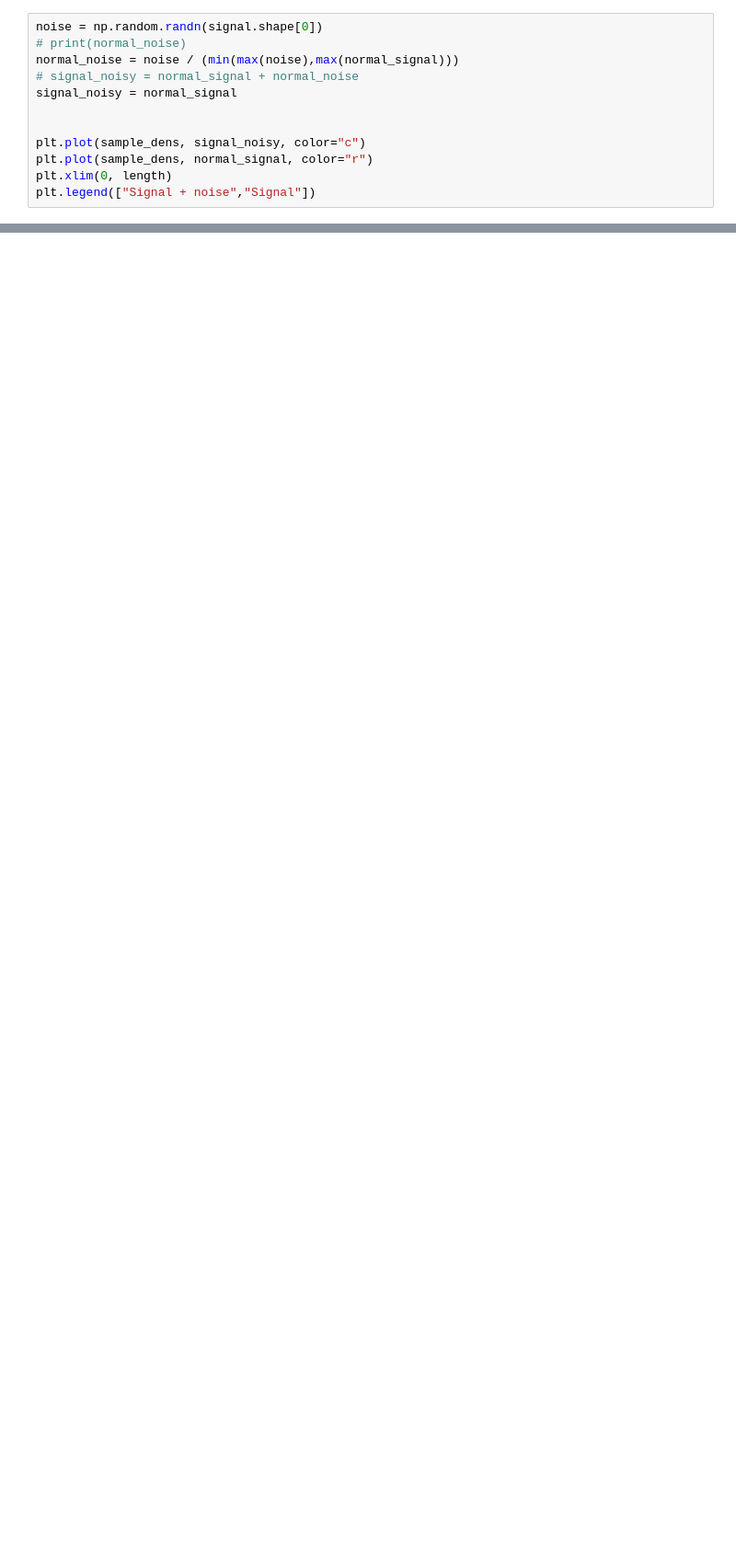
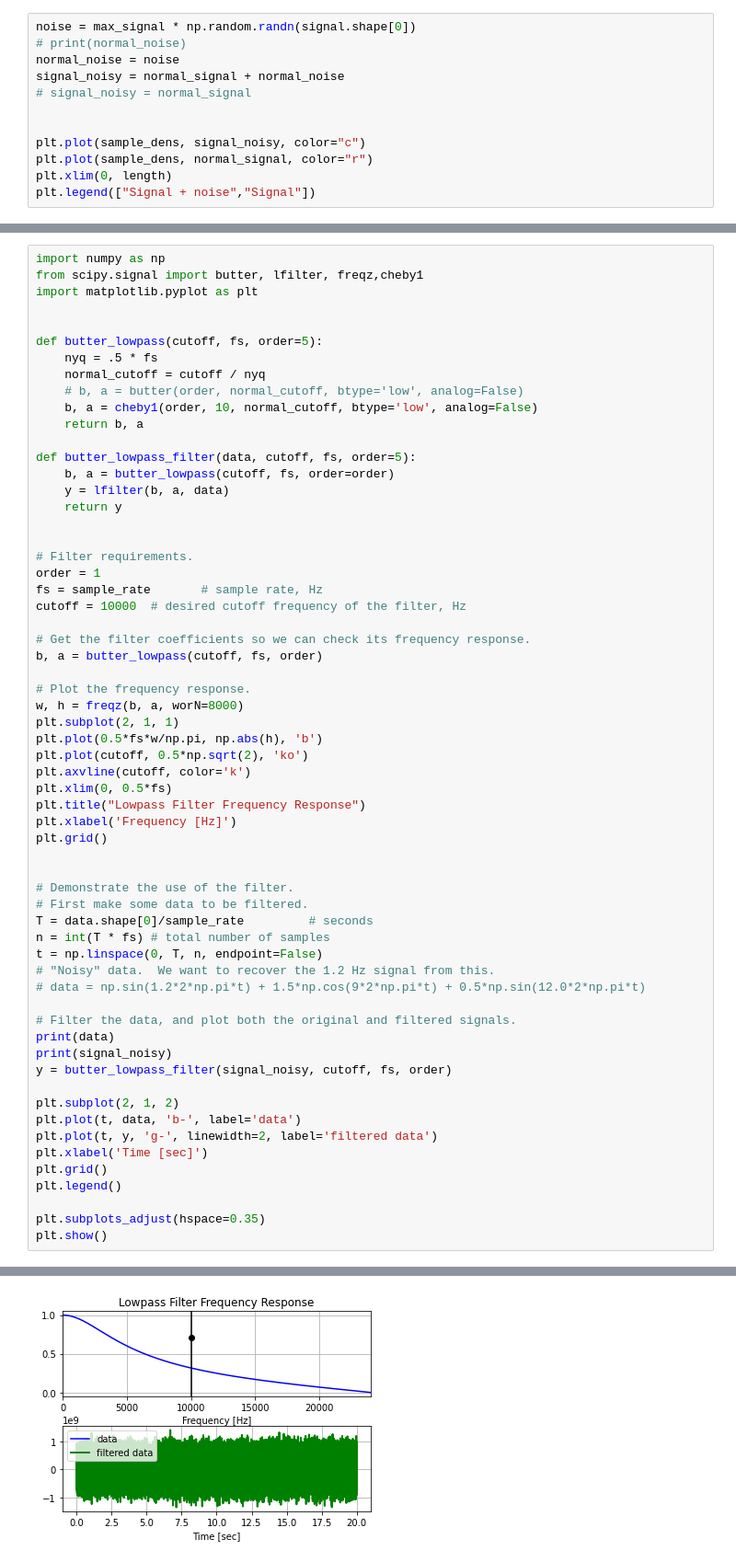
Before and after one commit to CenaAshoori/Signal-Processing, a Jupyter notebook: Audio FFT/audio_FFT.ipynb, the cells around one changed output, grey strips where cells are left out. Shown: that part at 92% size. Drawn from its saved outputs; the diff is of its cells as text; blank space fills up the shorter version.

```diff
--- a/Audio FFT/audio_FFT.ipynb
+++ b/Audio FFT/audio_FFT.ipynb
@@ -40,9 +63,9 @@ plt.xlim(0, length)
 # %%
-noise = np.random.randn(signal.shape[0])
+noise = max_signal * np.random.randn(signal.shape[0])
 # print(normal_noise)
-normal_noise = noise / (min(max(noise),max(normal_signal)))
-# signal_noisy = normal_signal + normal_noise
-signal_noisy = normal_signal
+normal_noise = noise
+signal_noisy = normal_signal + normal_noise
+# signal_noisy = normal_signal
 
 
 plt.plot(sample_dens, signal_noisy, color="c")
@@ -58,0 +82,62 @@ playsound.playsound(dir + "noisy.wav" )
+# %%
+import numpy as np
+from scipy.signal import butter, lfilter, freqz,cheby1
+import matplotlib.pyplot as plt
+
+
+def butter_lowpass(cutoff, fs, order=5):
+    nyq = .5 * fs
+    normal_cutoff = cutoff / nyq
+    # b, a = butter(order, normal_cutoff, btype='low', analog=False)
+    b, a = cheby1(order, 10, normal_cutoff, btype='low', analog=False)
+    return b, a
+
+def butter_lowpass_filter(data, cutoff, fs, order=5):
+    b, a = butter_lowpass(cutoff, fs, order=order)
+    y = lfilter(b, a, data)
+    return y
+
+
+# Filter requirements.
+order = 1
+fs = sample_rate       # sample rate, Hz
+cutoff = 10000  # desired cutoff frequency of the filter, Hz
+
+# Get the filter coefficients so we can check its frequency response.
+b, a = butter_lowpass(cutoff, fs, order)
+
+# Plot the frequency response.
+w, h = freqz(b, a, worN=8000)
+plt.subplot(2, 1, 1)
+plt.plot(0.5*fs*w/np.pi, np.abs(h), 'b')
+plt.plot(cutoff, 0.5*np.sqrt(2), 'ko')
+plt.axvline(cutoff, color='k')
+plt.xlim(0, 0.5*fs)
+plt.title("Lowpass Filter Frequency Response")
+plt.xlabel('Frequency [Hz]')
+plt.grid()
+
+
+# Demonstrate the use of the filter.
+# First make some data to be filtered.
+T = data.shape[0]/sample_rate         # seconds
+n = int(T * fs) # total number of samples
+t = np.linspace(0, T, n, endpoint=False)
+# "Noisy" data.  We want to recover the 1.2 Hz signal from this.
+# data = np.sin(1.2*2*np.pi*t) + 1.5*np.cos(9*2*np.pi*t) + 0.5*np.sin(12.0*2*np.pi*t)
+
+# Filter the data, and plot both the original and filtered signals.
+print(data)
+print(signal_noisy)
+y = butter_lowpass_filter(signal_noisy, cutoff, fs, order)
+
+plt.subplot(2, 1, 2)
+plt.plot(t, data, 'b-', label='data')
+plt.plot(t, y, 'g-', linewidth=2, label='filtered data')
+plt.xlabel('Time [sec]')
+plt.grid()
+plt.legend()
+
+plt.subplots_adjust(hspace=0.35)
+plt.show()
+# %% [output]
@@ -58,0 +147 @@ playsound.playsound(dir + "noisy.wav" )
+[figure, added]
```
Also changed, not shown: parts of 13 cells of this notebook, 1 other file.
